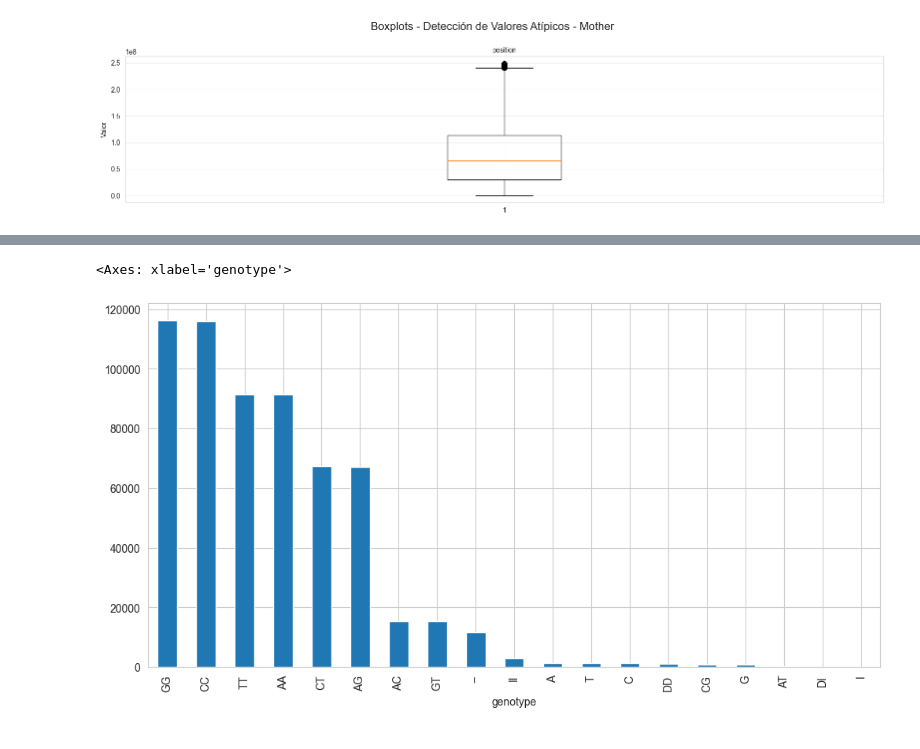
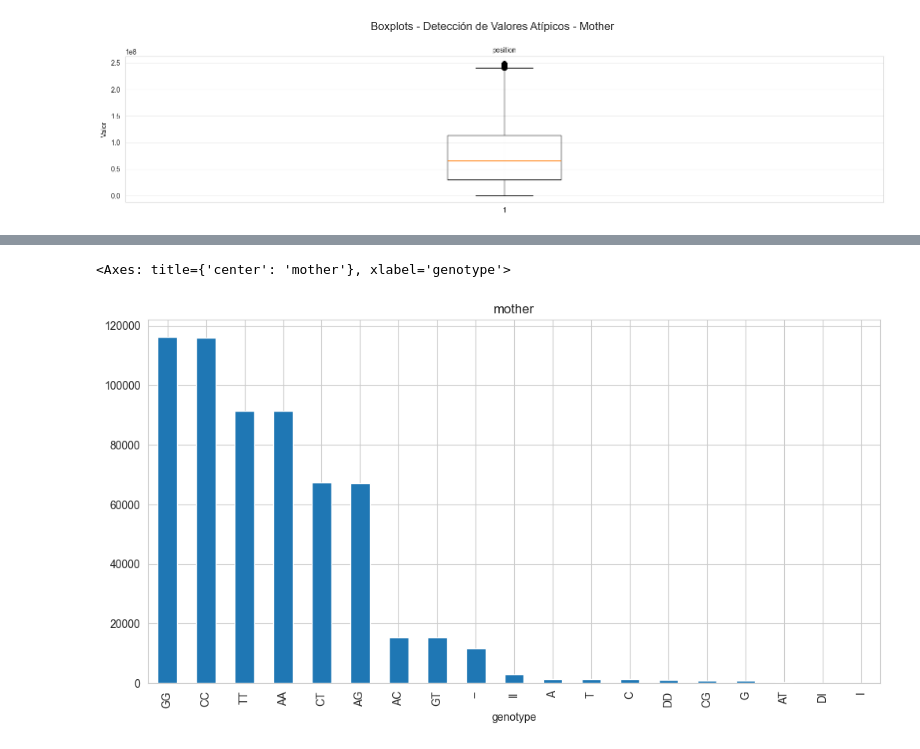
Before and after one commit to ALbertE03/PGVD, a Jupyter notebook: producer/aed.ipynb, the cells around one changed output, grey strips where cells are left out. Cells and saved outputs as stored; diff of their text form; code cells hidden in the pictures.

```diff
--- a/producer/aed.ipynb
+++ b/producer/aed.ipynb
@@ -260,5 +152,5 @@ df3['genotype'].value_counts().plot(kind='bar')
 # %%
-df4['genotype'].value_counts().plot(kind='bar')
+df4['genotype'].value_counts().plot(kind='bar',title='mother')
 # %% [output]
-<Axes: xlabel='genotype'>
+<Axes: title={'center': 'mother'}, xlabel='genotype'>
-[figure, old version]
+[figure, new version]
```
Also changed, not shown: parts of 28 cells of this notebook, 2 other files.
